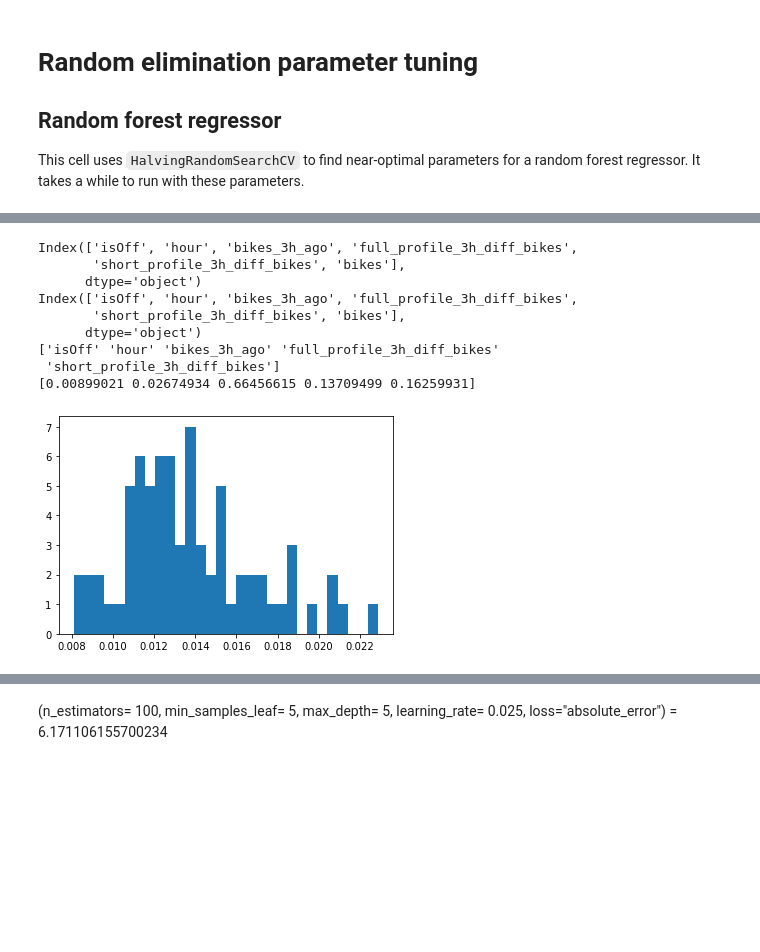
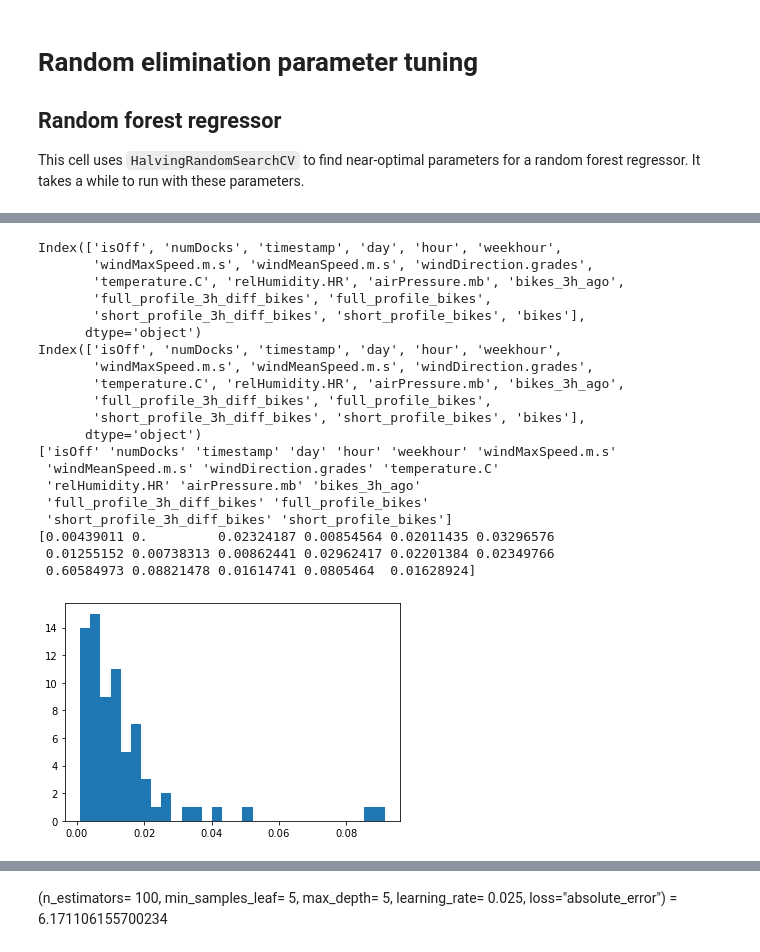
Before and after one commit to phillipSloan/MoreBikes, a Jupyter notebook: by_station_forest.ipynb, the cells around one changed output, grey strips where cells are left out. Saved outputs shown, nothing was run; the diff lists cells and outputs as text; code cells hidden in the pictures; blank space fills up the shorter version.

```diff
--- a/by_station_forest.ipynb
+++ b/by_station_forest.ipynb
@@ -57,6 +57,8 @@ def is_hol_weekend(row):
     if row['weekday'] == 6 or row['weekday'] == 7:
         return 1
     if row['isHoliday'] == 1:
+        return 1
+    if row['hour'] > 17 or row['hour'] < 9:
         return 1
     return 0
 
@@ -95,9 +97,9 @@ def generate_dataframe(dataframe):
     else:
         columns = columns[1:]
 
-    print(columns)
-    for c in columns:
-        dataframe[c] = dataframe[c].to_numpy() / dataframe["numDocks"].to_numpy()
+#     print(columns)
+#     for c in columns:
+#         dataframe[c] = dataframe[c].to_numpy() / dataframe["numDocks"].to_numpy()
     num_docks = dataframe["numDocks"]
 
     del dataframe["numDocks"]
@@ -109,10 +111,10 @@ def vectorise_dataframe(dataframe):
     # # deleting unneeded columns
     del dataframe["month"]
     del dataframe["year"]
-    del dataframe["timestamp"]
+    #del dataframe["timestamp"]
     del dataframe["station"]
     del dataframe["precipitation.l.m2"]
-    del dataframe["weekhour"]
+    #del dataframe["weekhour"]
 
     del dataframe["latitude"]
     del dataframe["longitude"]
@@ -149,22 +151,22 @@ def vectorise_dataframe(dataframe):
     else:
         columns = columns[1:]
 
-    #print(columns)
-    for c in columns:
-        dataframe[c] = dataframe[c].to_numpy() / dataframe["numDocks"].to_numpy()
+#     #print(columns)
+#     for c in columns:
+#         dataframe[c] = dataframe[c].to_numpy() / dataframe["numDocks"].to_numpy()
     num_docks = dataframe["numDocks"]
 
-    del dataframe["numDocks"]
+    dataframe["numDocks"]
 
 
 
 
-    columns_kept = ["weekday", "hour", "isOff",  'full_profile_3h_diff_bikes',
-                     'short_profile_3h_diff_bikes',  "bikes"] #'bikes_3h_ago',
+#     columns_kept = ["weekday", "hour", "isOff",  'full_profile_3h_diff_bikes',
+#                      'short_profile_3h_diff_bikes',  "bikes"] #'bikes_3h_ago',
 
-    for c in dataframe.columns:
-        if c not in columns_kept:
-            del dataframe[c]
+#     for c in dataframe.columns:
+#         if c not in columns_kept:
+#             del dataframe[c]
 
 
     return dataframe, num_docks
@@ -254,8 +256,8 @@ models = []
 
 for i in tqdm(range(len(trains))):
     #forest_boost = AdaBoostRegressor(n_estimators=400, random_state=0, learning_rate = 0.5)
-    #forest_boost = RandomForestRegressor(n_estimators= 100, max_depth= 5)
-    forest_boost = GradientBoostingRegressor(n_estimators= 400, max_depth= 6, learning_rate= 0.1, loss="absolute_error")#
+    forest_boost = RandomForestRegressor(n_estimators= 600, max_depth= 9)
+    #forest_boost = GradientBoostingRegressor(n_estimators= 600, max_depth= 7, learning_rate= 0.3, loss="squared_error")#
     forest_boost.fit(trains[i].iloc[:,:-1].to_numpy(), trains[i]["bikes"].to_numpy())
 
     models.append(forest_boost)
@@ -275,11 +277,11 @@ for i in tqdm(range(len(vals))):
     errors.append(score_abs_error(models[i], vals[i], val_docks_list[i]))
     rounded_errors.append(score_abs_error(models[i], vals[i], val_docks_list[i], round_ = True))
 
-    pred = list(models[i].predict(vals[i].iloc[:, :-1].to_numpy()) * val_docks_list[i])
+    pred = list(models[i].predict(vals[i].iloc[:, :-1].to_numpy()))# * val_docks_list[i])
 
     y_pred = y_pred + pred
 
-    y_gold = y_gold + list(vals[i]["bikes"] * val_docks_list[i])
+    y_gold = y_gold + list(vals[i]["bikes"])# * val_docks_list[i])
 
 print(f'Non-rounded ensemble error: {np.mean(errors)}')
 print(f'Rounded ensemble error: {np.mean(rounded_errors)}')
@@ -315,6 +317,6 @@ Error on validation holdout: 9.339233349606841
 # %%
 model_weights = np.array(errors)
-model_weights = 1#/ model_weights**(0.5)
+model_weights = 1/ model_weights**(2)
 model_weights = model_weights / np.sum(model_weights)
 # should equal 1
 print(np.sum(model_weights))
@@ -336,40 +339,51 @@ plt.hist(model_weights, bins=30)
 # %%
 def ensemble_validation_errors(models, scalers, x, y,  docks):
     results = np.zeros(len(models))
 
     for i, m in enumerate(models):
 
         x_i = scalers[i].transform(x)
 
-        results[i] = mean_absolute_error(m.predict(x_i) * docks, y*docks)
+        results[i] = mean_absolute_error(m.predict(x_i),y)# * docks, y*docks)
 
     return results
 
 print(trains[0].columns)
 print(val_set.columns)
 print(scalers[0].feature_names_in_)
 
 validation_errors = ensemble_validation_errors(models, scalers, val_set.iloc[:, :-1], val_set["bikes"], val_set_docks)
 
 model_weights = model_weights / validation_errors
 model_weights = model_weights / np.sum(model_weights)
 
 print(models[0].feature_importances_)
 
 
 plt.hist(model_weights, bins=30)
 plt.show()
 # %% [output]
-Index(['isOff', 'hour', 'bikes_3h_ago', 'full_profile_3h_diff_bikes',
-       'short_profile_3h_diff_bikes', 'bikes'],
+Index(['isOff', 'numDocks', 'timestamp', 'day', 'hour', 'weekhour',
+       'windMaxSpeed.m.s', 'windMeanSpeed.m.s', 'windDirection.grades',
+       'temperature.C', 'relHumidity.HR', 'airPressure.mb', 'bikes_3h_ago',
+       'full_profile_3h_diff_bikes', 'full_profile_bikes',
+       'short_profile_3h_diff_bikes', 'short_profile_bikes', 'bikes'],
       dtype='object')
-Index(['isOff', 'hour', 'bikes_3h_ago', 'full_profile_3h_diff_bikes',
-       'short_profile_3h_diff_bikes', 'bikes'],
+Index(['isOff', 'numDocks', 'timestamp', 'day', 'hour', 'weekhour',
+       'windMaxSpeed.m.s', 'windMeanSpeed.m.s', 'windDirection.grades',
+       'temperature.C', 'relHumidity.HR', 'airPressure.mb', 'bikes_3h_ago',
+       'full_profile_3h_diff_bikes', 'full_profile_bikes',
+       'short_profile_3h_diff_bikes', 'short_profile_bikes', 'bikes'],
       dtype='object')
-['isOff' 'hour' 'bikes_3h_ago' 'full_profile_3h_diff_bikes'
- 'short_profile_3h_diff_bikes']
-[0.00899021 0.02674934 0.66456615 0.13709499 0.16259931]
+['isOff' 'numDocks' 'timestamp' 'day' 'hour' 'weekhour' 'windMaxSpeed.m.s'
+ 'windMeanSpeed.m.s' 'windDirection.grades' 'temperature.C'
+ 'relHumidity.HR' 'airPressure.mb' 'bikes_3h_ago'
+ 'full_profile_3h_diff_bikes' 'full_profile_bikes'
+ 'short_profile_3h_diff_bikes' 'short_profile_bikes']
+[0.00439011 0.         0.02324187 0.00854564 0.02011435 0.03296576
+ 0.01255152 0.00738313 0.00862441 0.02962417 0.02201384 0.02349766
+ 0.60584973 0.08821478 0.01614741 0.0805464  0.01628924]
-[figure, old version]
+[figure, new version]
 # %%
 def ensemble_predict(models, scalers, model_weights, x):
     results = np.zeros(x.shape[0])
```
Also changed, not shown: parts of 6 cells of this notebook, 7 other files.
